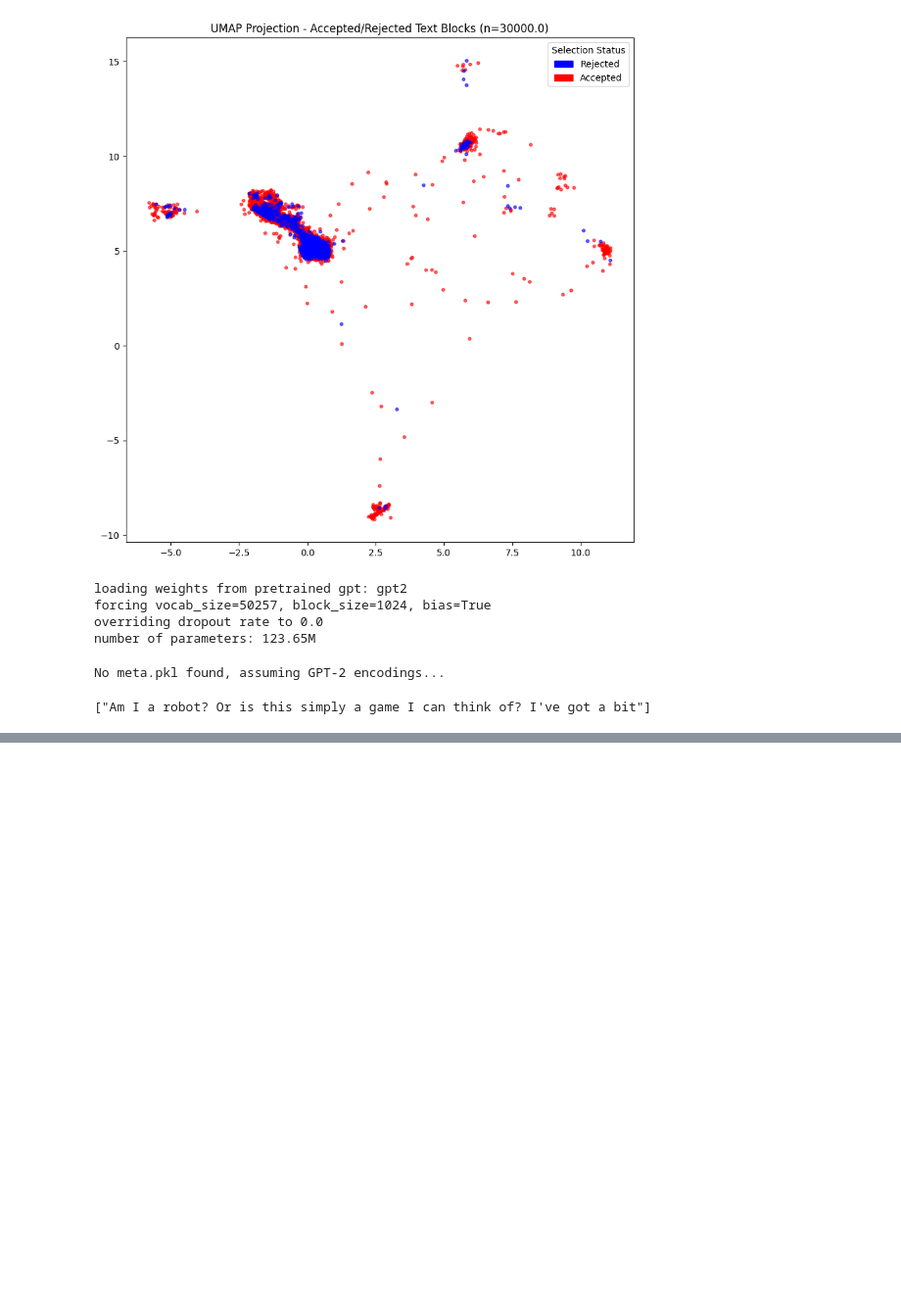
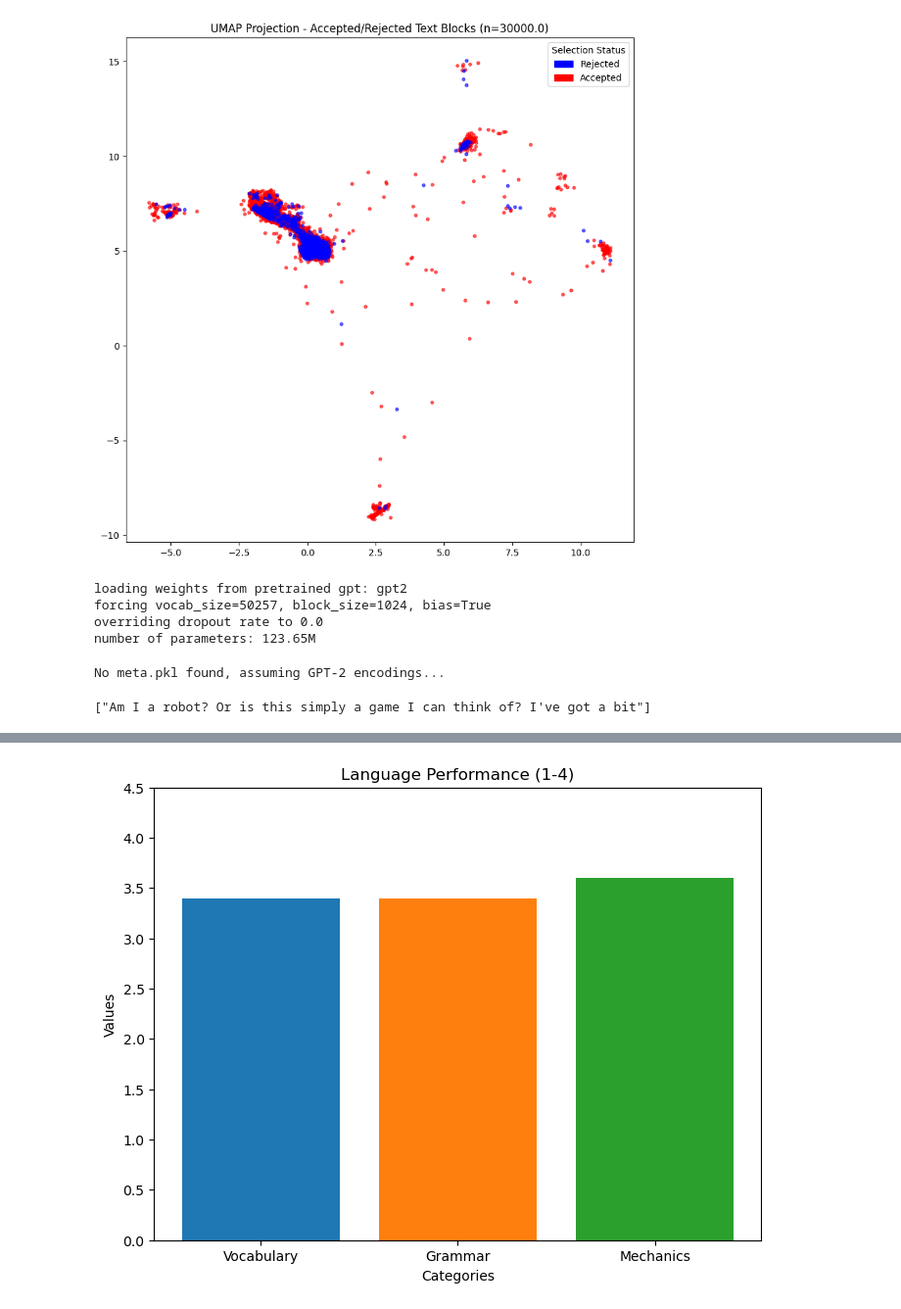
Before and after one commit to konradgold/2024_llmcvrs, a Jupyter notebook: src/genrate_plots.ipynb, the cells around one changed output, grey strips where cells are left out. Shown: that part at 98% size. Cells and saved outputs as stored; diff of their text form; code cells hidden in the pictures; blank space fills up the shorter version.

```diff
--- a/src/genrate_plots.ipynb
+++ b/src/genrate_plots.ipynb
@@ -226,0 +334,22 @@ querie_new = [(q["masked_sentences"][0].split("[MASK]")[0], q["obj_label"]) for
+# %%
+import matplotlib.pyplot as plt
+
+# Data
+categories = ['Vocabulary', 'Grammar', 'Mechanics']
+values = [3.4, 3.4, 3.6]  # Example values between 0-5
+
+# Show plot
+# Create bar plot with modern colors
+colors = ['#1f77b4', '#ff7f0e', '#2ca02c']  # Modern color palette
+plt.figure(figsize=(8, 6))
+plt.bar(categories, values, color=colors)
+
+# Add title and labels
+plt.title('Language Performance (1-4)')
+plt.xlabel('Categories')
+plt.ylabel('Values')
+plt.ylim(0, 4.5)
+# Show plot
+plt.show()
+# %% [output]
+[figure, added]
```
Also changed, not shown: parts of 4 cells of this notebook, 3 other files.
